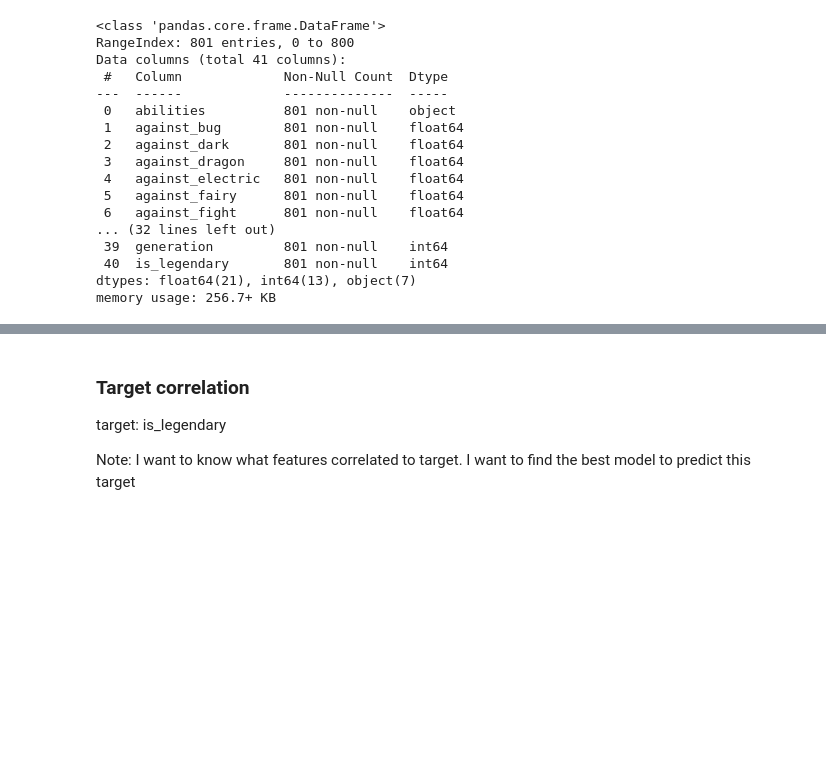
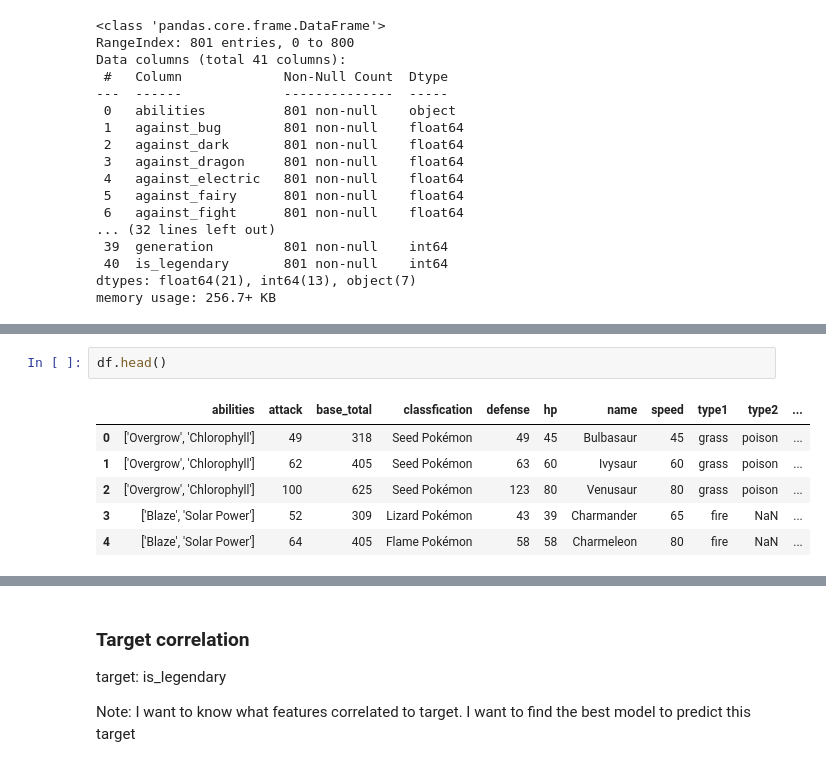
Before and after one commit to jameskn30/my_deep_learning_journey, a Jupyter notebook: tutorials/pandas/pokemon.ipynb, the cells around one changed output, grey strips where cells are left out. Cells and saved outputs as stored; diff of their text form; blank space fills up the shorter version.

```diff
--- a/tutorials/pandas/pokemon.ipynb
+++ b/tutorials/pandas/pokemon.ipynb
@@ -44,0 +75,9 @@ memory usage: 256.7+ KB
+# %%
+df.head()
+# %% [output]
+|  | abilities | attack | base_total | classfication | defense | hp | name | speed | type1 | type2 | ... |
+| 0 | ['Overgrow', 'Chlorophyll'] | 49 | 318 | Seed Pokémon | 49 | 45 | Bulbasaur | 45 | grass | poison | ... |
+| 1 | ['Overgrow', 'Chlorophyll'] | 62 | 405 | Seed Pokémon | 63 | 60 | Ivysaur | 60 | grass | poison | ... |
+| 2 | ['Overgrow', 'Chlorophyll'] | 100 | 625 | Seed Pokémon | 123 | 80 | Venusaur | 80 | grass | poison | ... |
+| 3 | ['Blaze', 'Solar Power'] | 52 | 309 | Lizard Pokémon | 43 | 39 | Charmander | 65 | fire | NaN | ... |
+| 4 | ['Blaze', 'Solar Power'] | 64 | 405 | Flame Pokémon | 58 | 58 | Charmeleon | 80 | fire | NaN | ... |
```
Also changed, not shown: parts of 19 cells of this notebook.
